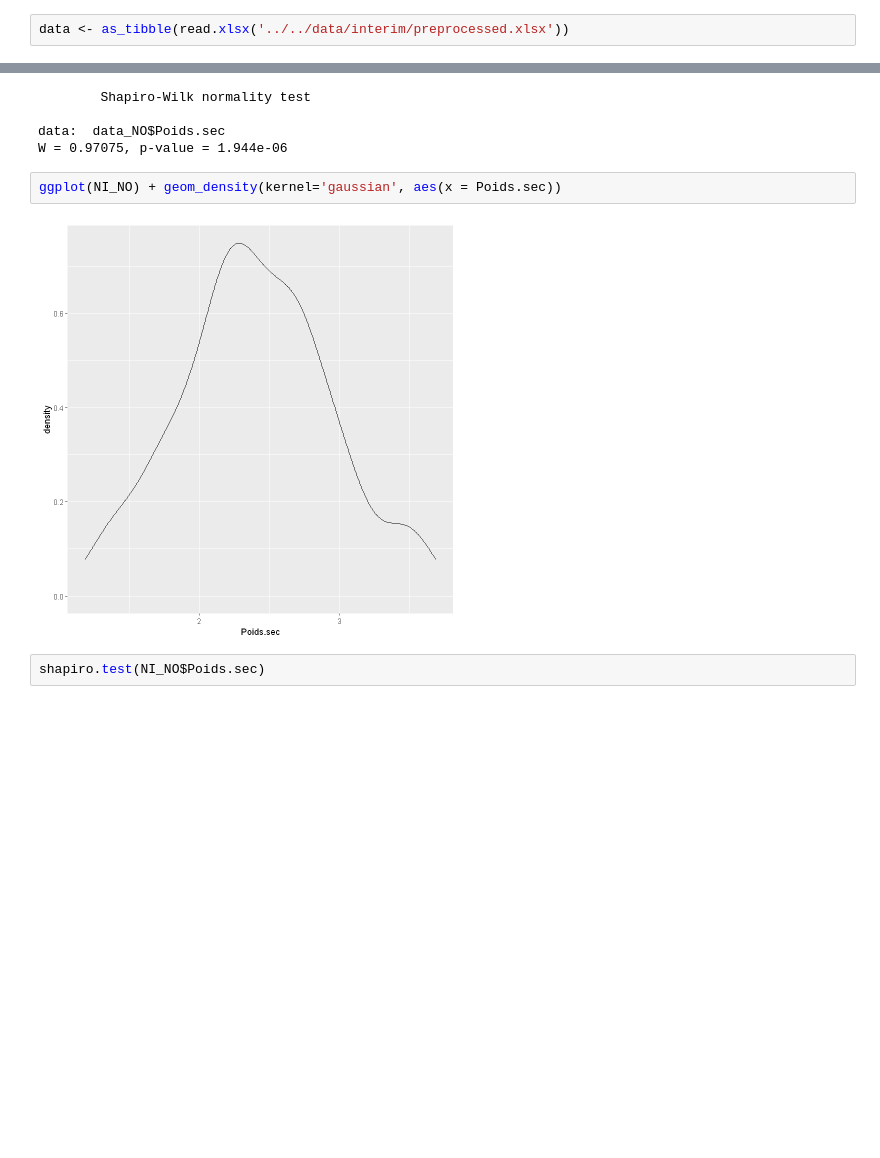
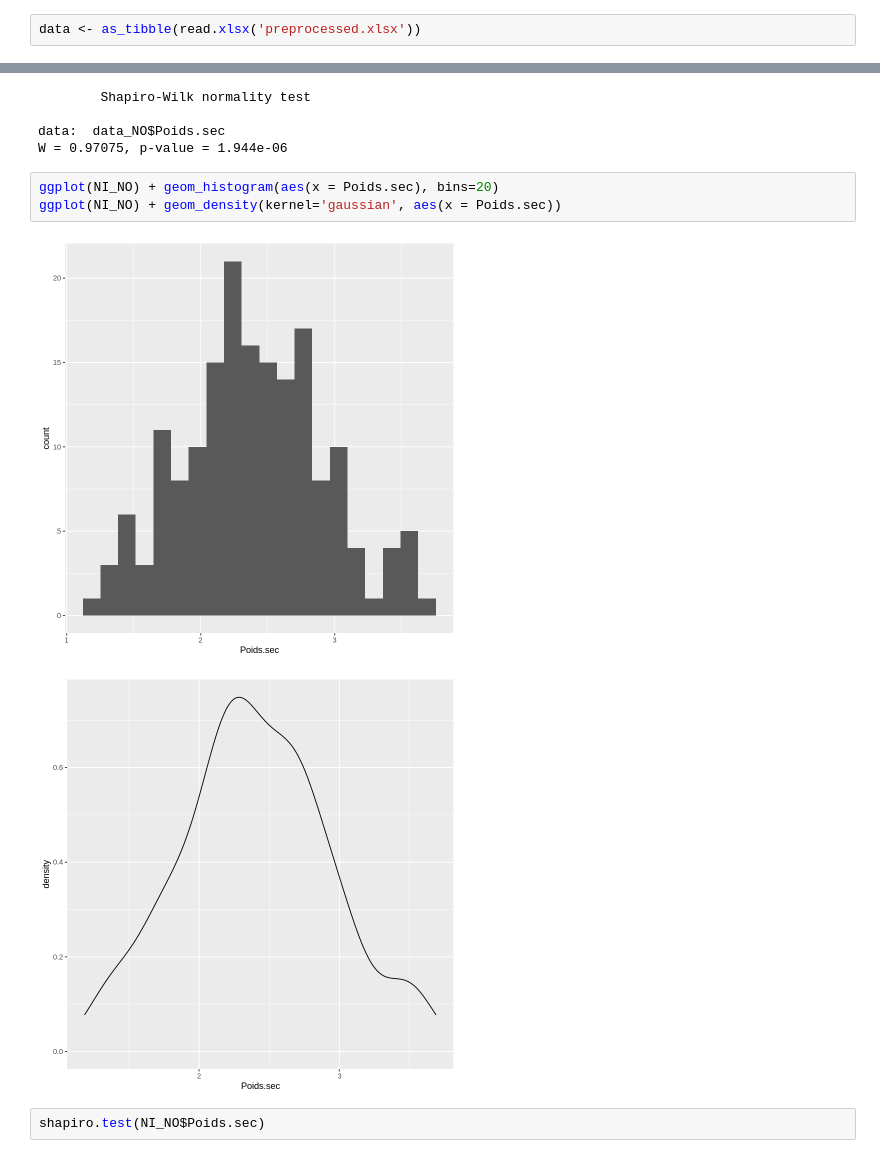
Before and after one commit to tgrandjean/phenotypage, a Jupyter notebook: notebooks/R/1.0-tg-initial-EDA.ipynb, the cells around one changed output, grey strips where cells are left out. Saved outputs shown, nothing was run; the diff lists cells and outputs as text; blank space fills up the shorter version.

```diff
--- a/notebooks/R/1.0-tg-initial-EDA.ipynb
+++ b/notebooks/R/1.0-tg-initial-EDA.ipynb
@@ -16,7 +8,7 @@ x dplyr::lag()     masks stats::lag()
 # %% [markdown]
 # Chargement des données
 # %%
-data <- as_tibble(read.xlsx('../../data/interim/preprocessed.xlsx'))
+data <- as_tibble(read.xlsx('preprocessed.xlsx'))
 # %%
 head(data)
 # %% [output]
@@ -180,9 +174,11 @@ shapiro.test(data_NO$Poids.sec)
 data:  data_NO$Poids.sec
 W = 0.97075, p-value = 1.944e-06
 # %%
+ggplot(NI_NO) + geom_histogram(aes(x = Poids.sec), bins=20)
 ggplot(NI_NO) + geom_density(kernel='gaussian', aes(x = Poids.sec))
 # %% [output]
-[figure, old version]
+[figure, new version]
+[figure, added]
 # %%
 shapiro.test(NI_NO$Poids.sec)
 # %% [output]
```
Also changed, not shown: parts of 12 cells of this notebook.
